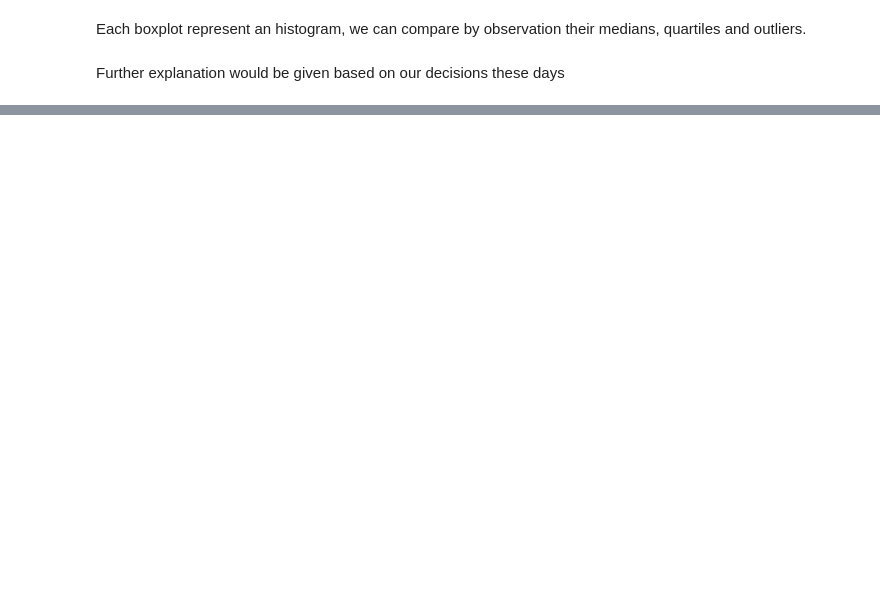
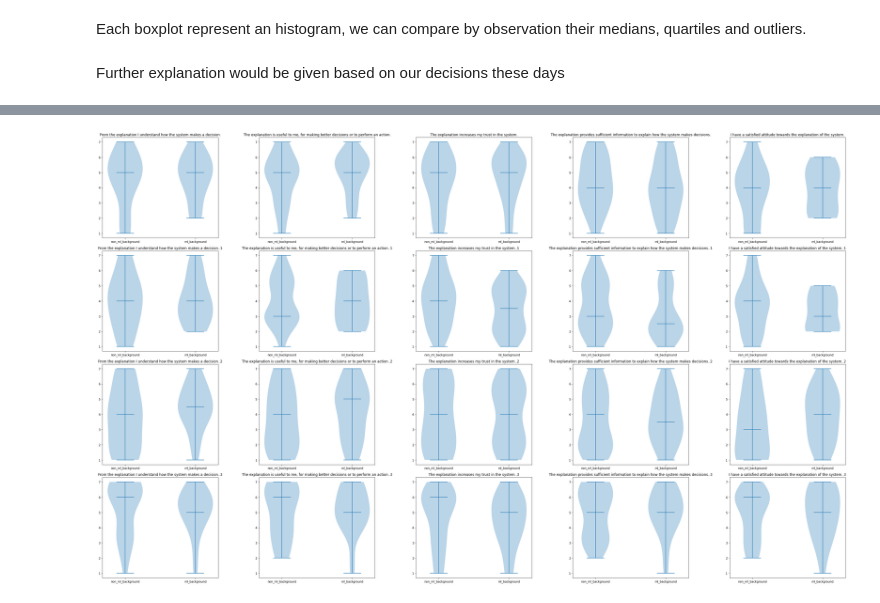
Before and after one commit to unofficial-Jona/Unimaas_researchproject_XAI, a Jupyter notebook: Data analysis.ipynb, the cells around one changed output, grey strips where cells are left out. Cells and saved outputs as stored; diff of their text form; code cells hidden in the pictures; blank space fills up the shorter version.

```diff
--- a/Data analysis.ipynb
+++ b/Data analysis.ipynb
@@ -700,27 +703,30 @@ get_box_grid(safe_fig=True)
 # %%
 def get_violin_grid(safe_fig=False):
     """
     This function creates a violinplot for each question.
     The data is segmented based on ML-Background
     @param safe_fig: defines if the figure is saved as .png
     @return: None
     """
     fig, axs = plt.subplots(4,5)
     fig.set_size_inches(37, 22)
 
     for i in range(6,26):
 
         data = [non_ml_background[f'question {i}'].values, ml_background[f'question {i}'].values]
         row = (i-6)//5
         col = (i-6)%5
         axs[row,col].violinplot(data, showmedians=True)
 
 
         axs[row,col].set_title(original_column_names[i-1])
+        axs[row,col].set_xticks([1,2])
         axs[row,col].set_xticklabels(['non_ml_background', 'ml_background'])
     plt.tight_layout()
     if safe_fig:
         plt.savefig('data/images/violin_grid')
 
 
 get_violin_grid(safe_fig=True)
+# %% [output]
+[figure, added]
```
Also changed, not shown: parts of 16 cells of this notebook, 1 other file.
